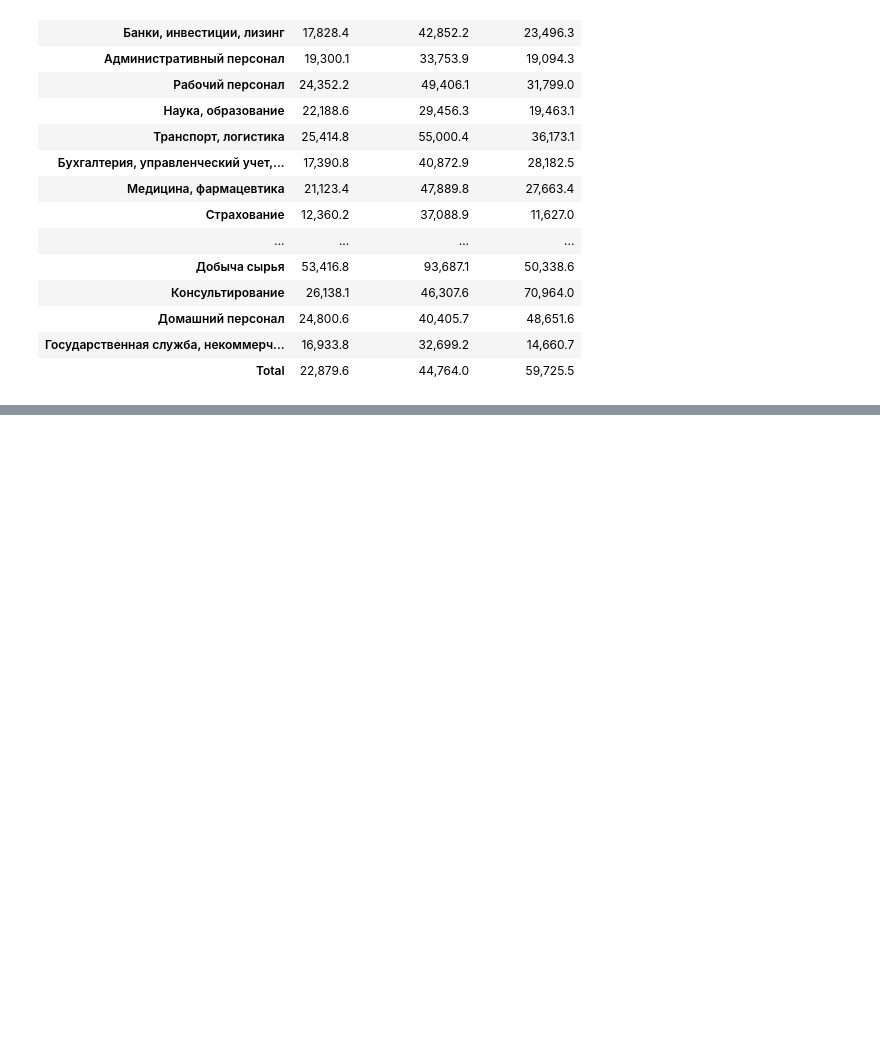
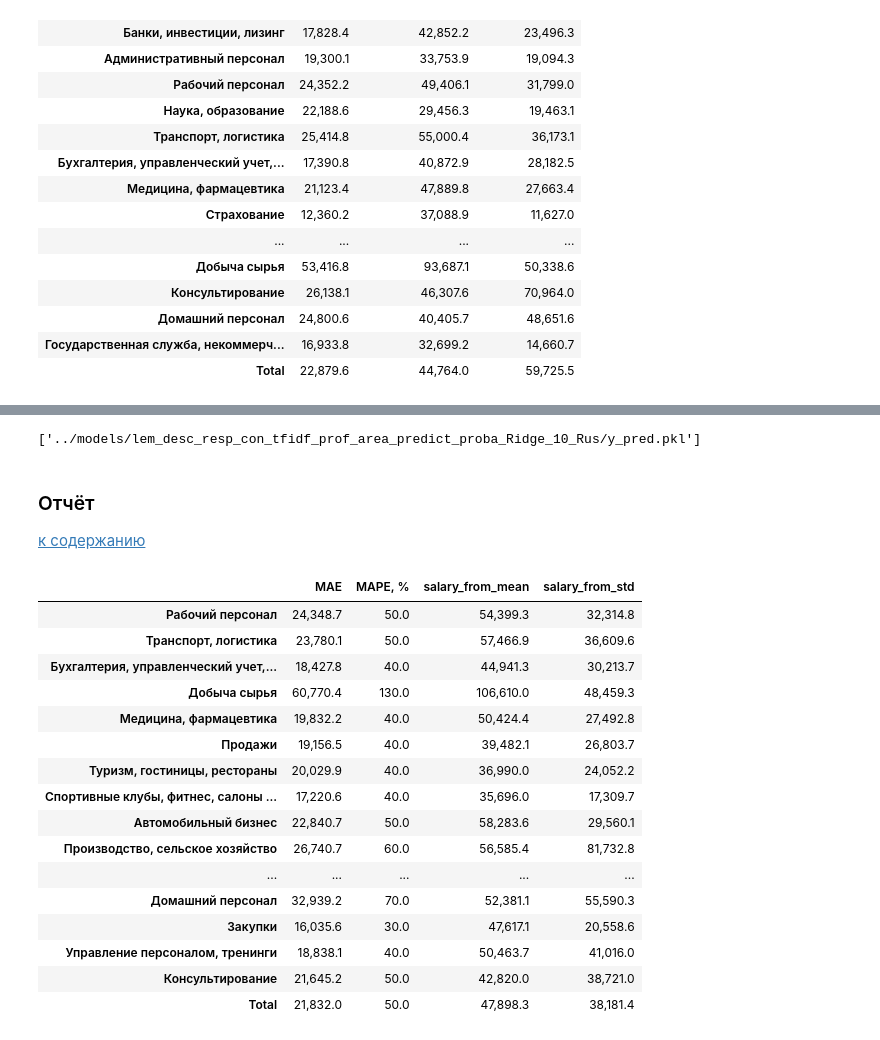
Before and after one commit to alievaliza/MSU_diploma, a Jupyter notebook: notebooks/regression_salary_from.ipynb, the cells around one changed output, grey strips where cells are left out. Drawn from its saved outputs; the diff is of its cells as text; code cells hidden in the pictures; blank space fills up the shorter version.

```diff
--- a/notebooks/regression_salary_from.ipynb
+++ b/notebooks/regression_salary_from.ipynb
@@ -841,0 +1243,9 @@ regression_report.style.format(formatter='{:,.1f}').background_gradient()
+# %%
+predict_proba = model.predict_proba(features_test)
+# %%
+X_train, X_test, y_train, y_test = train_test_split(predict_proba, y_test, test_size=0.5, random_state=42)
+# %%
+model = Ridge()
+y_pred, oof_df, metric_OOF = utils.cv_and_predict(
+        X_train, X_test, np.array(y_test), model, n_splits=5, verbose=True
+    )
@@ -841,0 +1270,36 @@ regression_report.style.format(formatter='{:,.1f}').background_gradient()
+# %%
+# Сохраняем модель и y_pred
+joblib.dump(model, '../models/lem_desc_resp_con_tfidf_prof_area_predict_proba_Ridge_10_Rus/model.pkl', compress=9)
+joblib.dump(y_pred, '../models/lem_desc_resp_con_tfidf_prof_area_predict_proba_Ridge_10_Rus/y_pred.pkl', compress=9)
+# %% [output]
+['../models/lem_desc_resp_con_tfidf_prof_area_predict_proba_Ridge_10_Rus/y_pred.pkl']
+# %% [markdown]
+<a id='Отчётlem_desc_resp_con_tfidf_prof_area_predict_proba_Ridge_10_Rus'></a>
+### Отчёт
+[к содержанию](#ксодержанию)
+# %%
+regression_report, salary = utils.report_regression(df[['salary_from', 'prof_area']].dropna(), y_test, y_pred, 'prof_area')
+# %%
+regression_report = pd.DataFrame(regression_report)
+regression_report.columns = ['MAE', 'MAPE, %','salary_from_mean', 'salary_from_std']
+regression_report.index = np.append(salary['true'].unique(), 'Total')
+regression_report['MAPE, %'] = 100*regression_report['MAPE, %']
+regression_report.style.format(formatter='{:,.1f}').background_gradient()
+# %% [output]
+|  | MAE | MAPE, % | salary_from_mean | salary_from_std |
+| Рабочий персонал | 24,348.7 | 50.0 | 54,399.3 | 32,314.8 |
+| Транспорт, логистика | 23,780.1 | 50.0 | 57,466.9 | 36,609.6 |
+| Бухгалтерия, управленческий учет,... | 18,427.8 | 40.0 | 44,941.3 | 30,213.7 |
+| Добыча сырья | 60,770.4 | 130.0 | 106,610.0 | 48,459.3 |
+| Медицина, фармацевтика | 19,832.2 | 40.0 | 50,424.4 | 27,492.8 |
+| Продажи | 19,156.5 | 40.0 | 39,482.1 | 26,803.7 |
+| Туризм, гостиницы, рестораны | 20,029.9 | 40.0 | 36,990.0 | 24,052.2 |
+| Спортивные клубы, фитнес, салоны ... | 17,220.6 | 40.0 | 35,696.0 | 17,309.7 |
+| Автомобильный бизнес | 22,840.7 | 50.0 | 58,283.6 | 29,560.1 |
+| Производство, сельское хозяйство | 26,740.7 | 60.0 | 56,585.4 | 81,732.8 |
+| ... | ... | ... | ... | ... |
+| Домашний персонал | 32,939.2 | 70.0 | 52,381.1 | 55,590.3 |
+| Закупки | 16,035.6 | 30.0 | 47,617.1 | 20,558.6 |
+| Управление персоналом, тренинги | 18,838.1 | 40.0 | 50,463.7 | 41,016.0 |
+| Консультирование | 21,645.2 | 50.0 | 42,820.0 | 38,721.0 |
+| Total | 21,832.0 | 50.0 | 47,898.3 | 38,181.4 |
```
Also changed, not shown: parts of 62 cells of this notebook, 12 other files.
